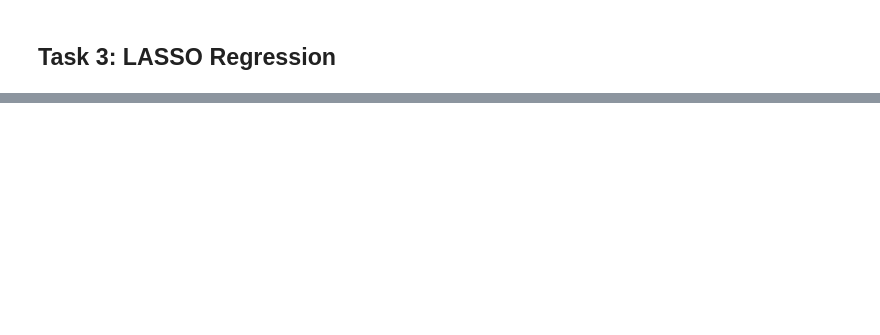
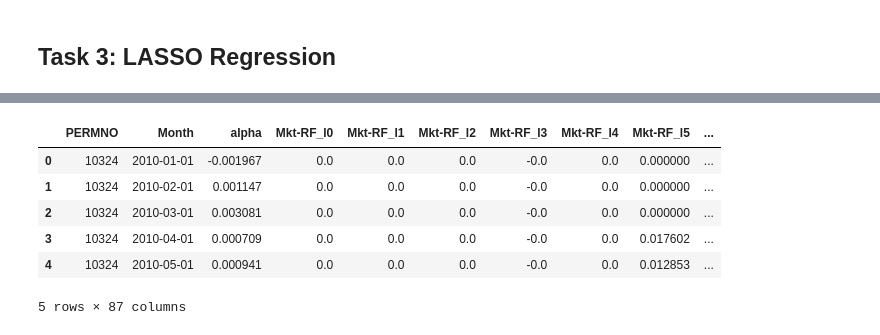
Before and after one commit to yeyechen/HKU-MFIN7034-ML, a Jupyter notebook: coursework_1.ipynb, the cells around one changed output, grey strips where cells are left out. Cells and saved outputs as stored; diff of their text form; code cells hidden in the pictures; blank space fills up the shorter version.

```diff
--- a/coursework_1.ipynb
+++ b/coursework_1.ipynb
@@ -259,2 +251,34 @@ Text(0.5, 0, 'Month')
 # %% [markdown]
 ## Task 3: LASSO Regression
+# %%
+# merging data
+factor_reg_df = pd.merge(return_df, ff5_df, how='inner', on='Month')
+factor_reg_df = pd.merge(factor_reg_df, q5_df, how='inner', on='Month')
+factor_reg_df = pd.merge(factor_reg_df, liq_df, how='inner', on='Month')
+
+# construct excess return
+factor_reg_df['MthRet-RF'] = factor_reg_df['MthRet'] - factor_reg_df['RF']
+
+# Both FF5 and HXZ5 contain market returns, use the market return in FF5 - "Mkt-RF"
+factor_reg_df.drop(columns=['R_MKT', 'R_F', 'RF'], inplace=True)
+
+stock_ids = return_df['PERMNO'].unique()
+factor_names = ['Mkt-RF', 'SMB', 'HML', 'RMW', 'CMA', 'R_ME', 'R_IA', 'R_ROE', 'R_EG', 'Agg Liq.', 'Innov Liq (eq8)', 'Traded Liq (LIQ_V)']
+
+# Create lagged factors
+lagged_factor_names = []
+
+# Generate lagged factor versions (0-6 months)
+for factor in factor_names:
+    for lag in range(0, 7):
+        factor_reg_df[f'{factor}_l{lag}'] = factor_reg_df[factor].shift(lag)
+        lagged_factor_names.append(f'{factor}_l{lag}')
+    factor_reg_df.drop(factor, axis=1, inplace=True)
+
+# Filter data to requested time period
+factor_reg_df = factor_reg_df[
+    (factor_reg_df['Month'] >= '2005-01-01') &
+    (factor_reg_df['Month'] <= '2022-12-31')
+]
+
+factor_reg_df.head()
@@ -260,0 +359,12 @@ Text(0.5, 0, 'Month')
+# %%
+result_df_lasso = run_rolling_window_lasso(factor_reg_df, stock_ids, lagged_factor_names, window_size=60, min_window_size=60)
+# %%
+result_df_lasso.head()
+# %% [output]
+|  | PERMNO | Month | alpha | Mkt-RF_l0 | Mkt-RF_l1 | Mkt-RF_l2 | Mkt-RF_l3 | Mkt-RF_l4 | Mkt-RF_l5 | ... |
+| 0 | 10324 | 2010-01-01 | -0.001967 | 0.0 | 0.0 | 0.0 | -0.0 | 0.0 | 0.000000 | ... |
+| 1 | 10324 | 2010-02-01 | 0.001147 | 0.0 | 0.0 | 0.0 | -0.0 | 0.0 | 0.000000 | ... |
+| 2 | 10324 | 2010-03-01 | 0.003081 | 0.0 | 0.0 | 0.0 | -0.0 | 0.0 | 0.000000 | ... |
+| 3 | 10324 | 2010-04-01 | 0.000709 | 0.0 | 0.0 | 0.0 | -0.0 | 0.0 | 0.017602 | ... |
+| 4 | 10324 | 2010-05-01 | 0.000941 | 0.0 | 0.0 | 0.0 | -0.0 | 0.0 | 0.012853 | ... |
+5 rows × 87 columns
```
Also changed, not shown: parts of 24 cells of this notebook.
